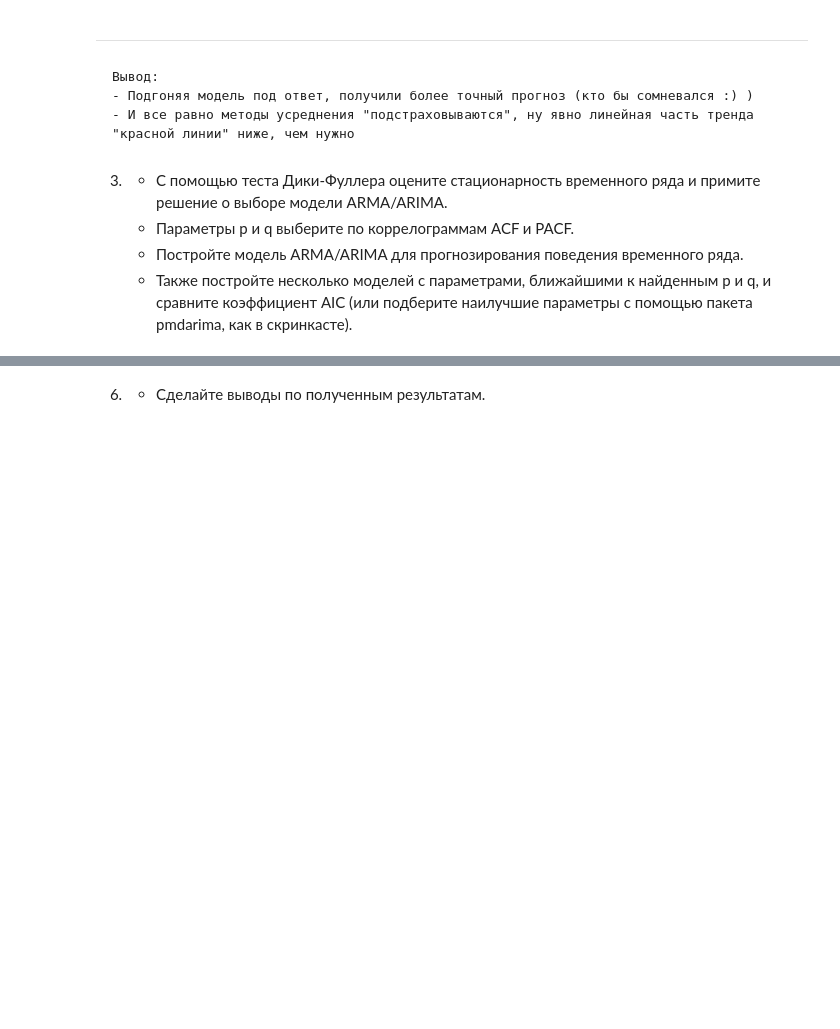
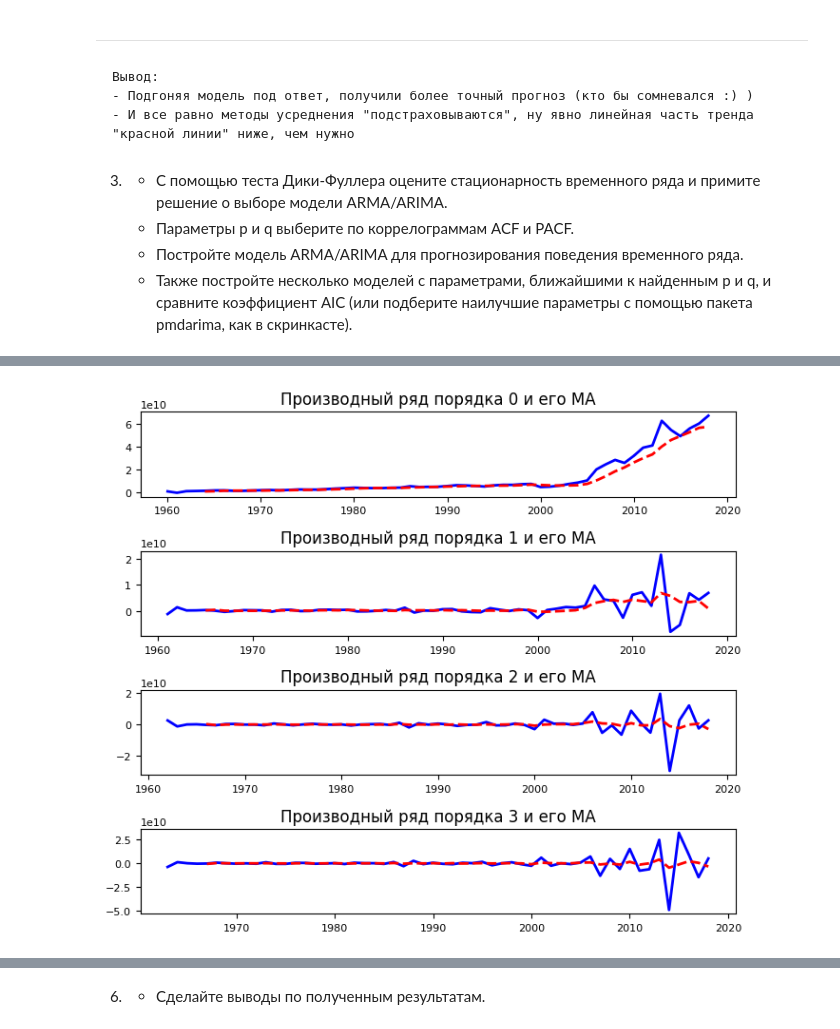
Before and after one commit to killri/sf_data_science, a Jupyter notebook: SF_DS_course_theory_and_practice/MATH13-TimeRows_2/math13_practice.ipynb, the cells around one changed output, grey strips where cells are left out. Drawn from its saved outputs; the diff is of its cells as text; code cells hidden in the pictures; blank space fills up the shorter version.

```diff
--- a/SF_DS_course_theory_and_practice/MATH13-TimeRows_2/math13_practice.ipynb
+++ b/SF_DS_course_theory_and_practice/MATH13-TimeRows_2/math13_practice.ipynb
@@ -147,0 +172,15 @@ ax.legend()
+# %%
+#Визуализация ряда и его последовательных "производных" до 3его порядка
+diff_row = train_df.copy()
+fig, ax = plt.subplots(4, 1)
+
+plt.rcParams["figure.figsize"] = 7, 6
+for i in range(4):
+    ax[i].plot(diff_row['gpd'], color="blue", lw=2)
+    ax[i].plot(diff_row['gpd'].rolling(window=5).mean(), color="red", linestyle='--', lw=2)
+    diff_row = diff_row.diff().dropna()
+    title = f'Производный ряд порядка {i} и его MA'
+    ax[i].set_title(title)
+plt.tight_layout()
+# %% [output]
+[figure, added]
```
Also changed, not shown: parts of 14 cells of this notebook, 1 other file.
